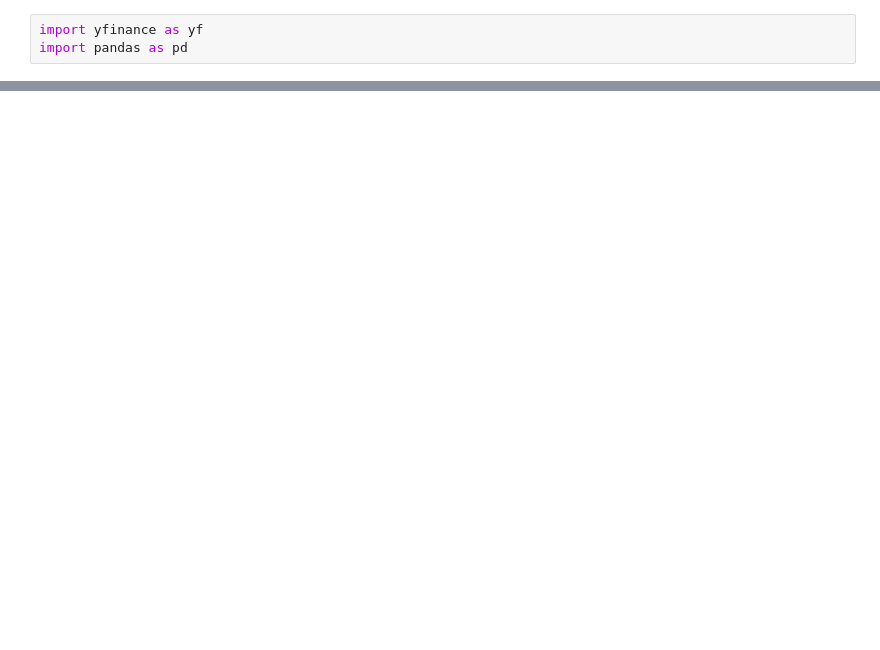
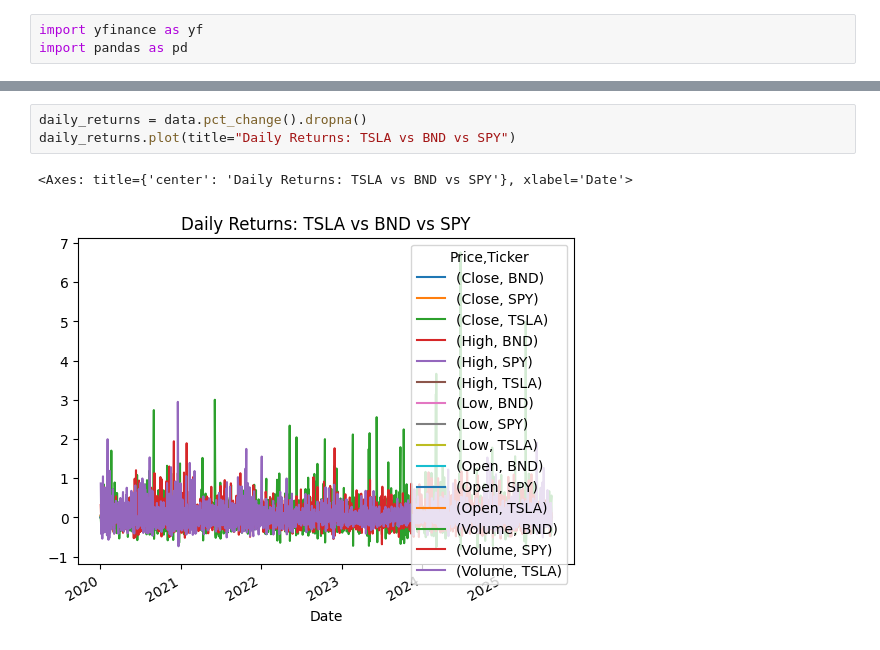
Before and after one commit to nebiyuu/Time-Series-Forecasting-for-Portfolio-Management, a Jupyter notebook: notebook/EDA.ipynb, the cells around one changed output, grey strips where cells are left out. Drawn from its saved outputs; the diff is of its cells as text; blank space fills up the shorter version.

```diff
--- a/notebook/EDA.ipynb
+++ b/notebook/EDA.ipynb
@@ -98,0 +59,6 @@ NameError: name 'returns_df' is not defined
+# %%
+daily_returns = data.pct_change().dropna()
+daily_returns.plot(title="Daily Returns: TSLA vs BND vs SPY")
+# %% [output]
+<Axes: title={'center': 'Daily Returns: TSLA vs BND vs SPY'}, xlabel='Date'>
+[figure, added]
```
Also changed, not shown: parts of 15 cells of this notebook, 1 other file.
